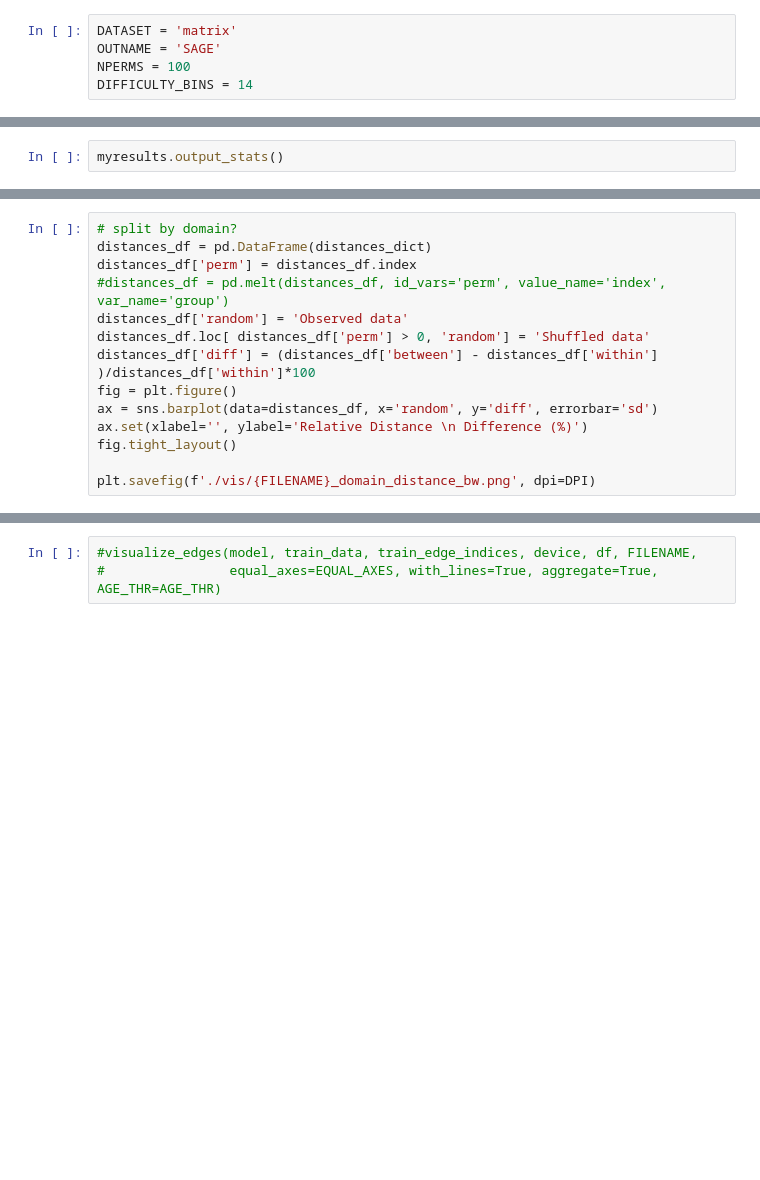
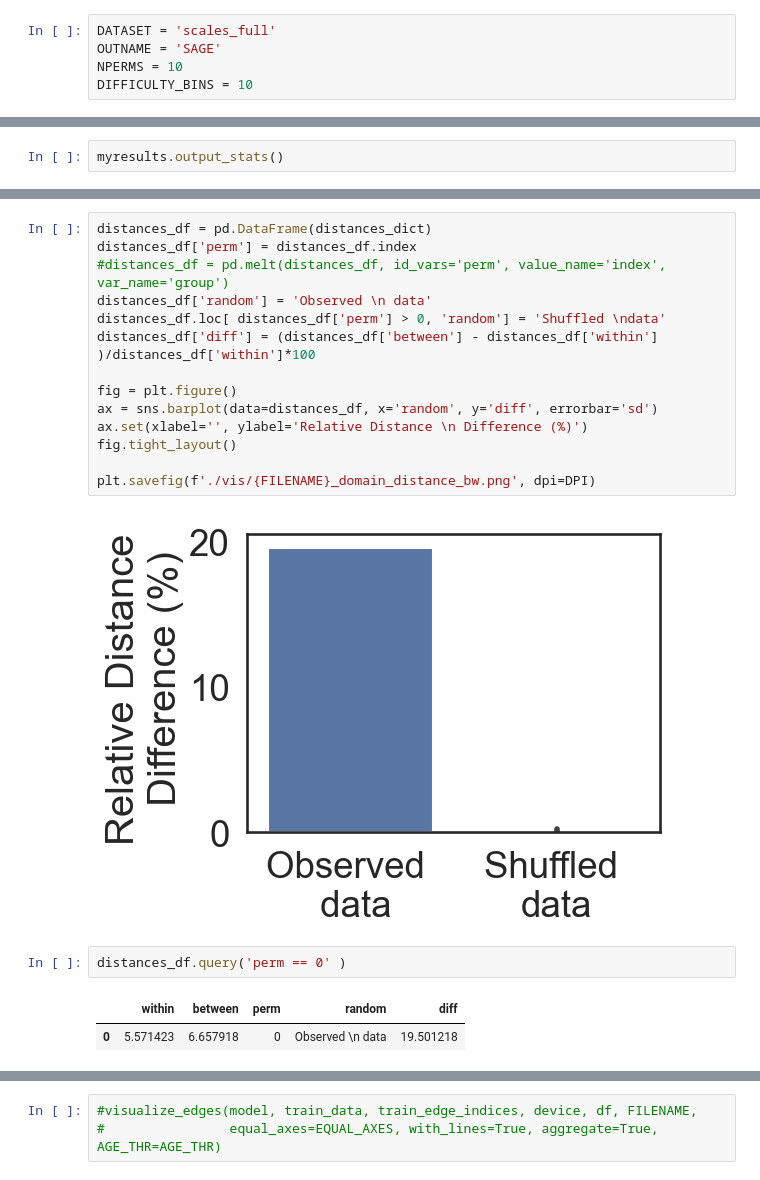
Before and after one commit to lisiq/Modelling-Students-Learning, a Jupyter notebook: Plot_results.ipynb, the cells around one changed output, grey strips where cells are left out. Drawn from its saved outputs; the diff is of its cells as text; blank space fills up the shorter version.

```diff
--- a/Plot_results.ipynb
+++ b/Plot_results.ipynb
@@ -1,8 +1,8 @@
 # %%
-DATASET = 'matrix'
+DATASET = 'scales_full'
 OUTNAME = 'SAGE'
-NPERMS = 100
-DIFFICULTY_BINS = 14
+NPERMS = 10
+DIFFICULTY_BINS = 10
 # %%
 import sys
 import torch
@@ -206,17 +423,24 @@ plt.savefig(f'./vis/{FILENAME}_scale_distance_bw.png', dpi=DPI)
 # %%
-# split by domain?
 distances_df = pd.DataFrame(distances_dict)
 distances_df['perm'] = distances_df.index
 #distances_df = pd.melt(distances_df, id_vars='perm', value_name='index', var_name='group')
-distances_df['random'] = 'Observed data'
-distances_df.loc[ distances_df['perm'] > 0, 'random'] = 'Shuffled data'
+distances_df['random'] = 'Observed \n data'
+distances_df.loc[ distances_df['perm'] > 0, 'random'] = 'Shuffled \ndata'
 distances_df['diff'] = (distances_df['between'] - distances_df['within'] )/distances_df['within']*100
+
 fig = plt.figure()
 ax = sns.barplot(data=distances_df, x='random', y='diff', errorbar='sd')
 ax.set(xlabel='', ylabel='Relative Distance \n Difference (%)')
 fig.tight_layout()
 
 plt.savefig(f'./vis/{FILENAME}_domain_distance_bw.png', dpi=DPI)
+# %% [output]
+[figure, added]
+# %%
+distances_df.query('perm == 0' )
+# %% [output]
+|  | within | between | perm | random | diff |
+| 0 | 5.571423 | 6.657918 | 0 | Observed \n data | 19.501218 |
 # %%
 #fig, axes = plt.subplots(1, 2, figsize=(16, 6))
 #from matplotlib.category import UnitData
```
Also changed, not shown: parts of 37 cells of this notebook, 9 other files.
